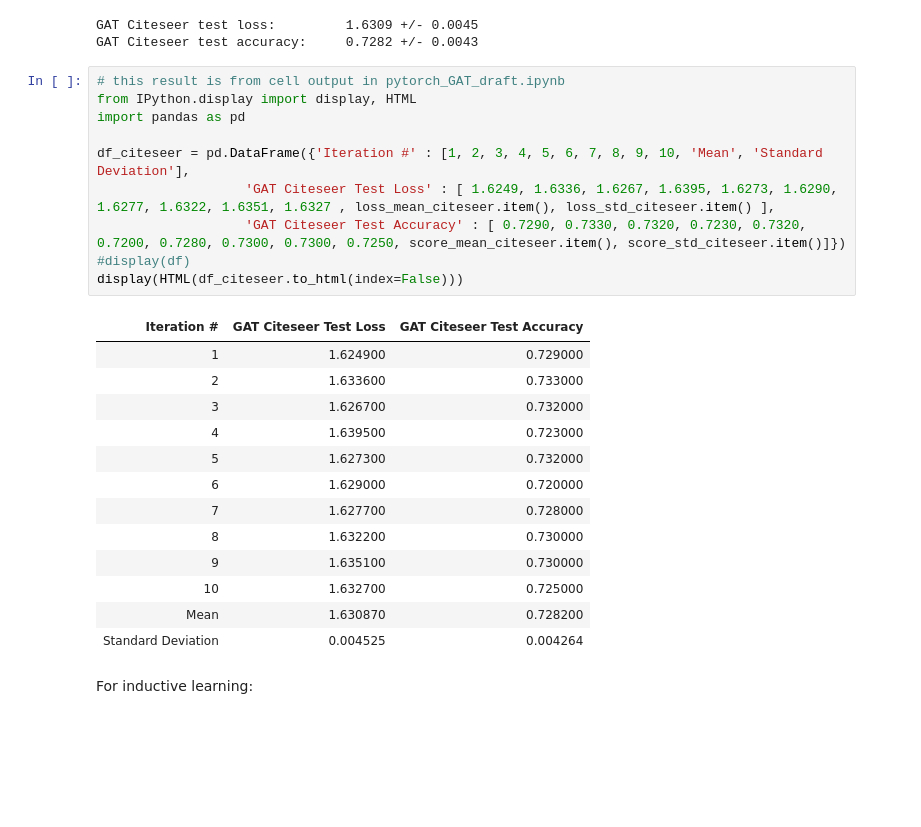
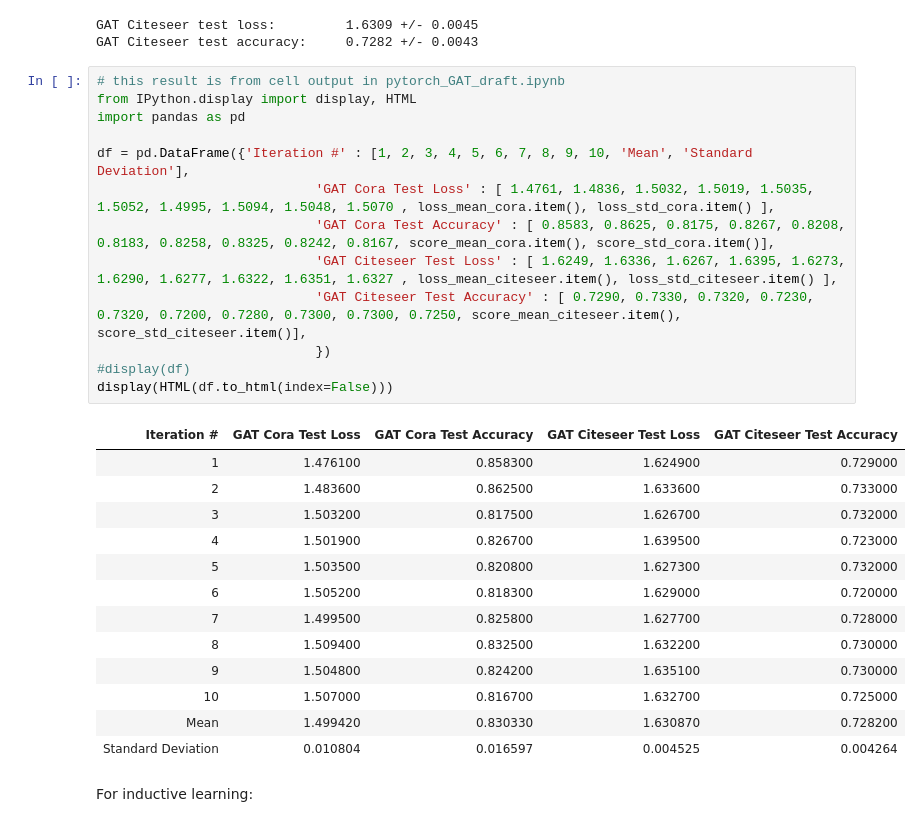
Before and after one commit to ranranrunforit/Reproducibility-Project, a Jupyter notebook: DL4H_Team_33_draft_cz78.ipynb, the cells around one changed output. Cells and saved outputs as stored; diff of their text form; blank space fills up the shorter version.

```diff
--- a/DL4H_Team_33_draft_cz78.ipynb
+++ b/DL4H_Team_33_draft_cz78.ipynb
@@ -1281,27 +1313,30 @@ GAT Citeseer test accuracy:     0.7282 +/- 0.0043
 # %%
 # this result is from cell output in pytorch_GAT_draft.ipynb
 from IPython.display import display, HTML
 import pandas as pd
 
-df_citeseer = pd.DataFrame({'Iteration #' : [1, 2, 3, 4, 5, 6, 7, 8, 9, 10, 'Mean', 'Standard Deviation'],
-                   'GAT Citeseer Test Loss' : [ 1.6249, 1.6336, 1.6267, 1.6395, 1.6273, 1.6290, 1.6277, 1.6322, 1.6351, 1.6327 , loss_mean_citeseer.item(), loss_std_citeseer.item() ],
-                   'GAT Citeseer Test Accuracy' : [ 0.7290, 0.7330, 0.7320, 0.7230, 0.7320, 0.7200, 0.7280, 0.7300, 0.7300, 0.7250, score_mean_citeseer.item(), score_std_citeseer.item()]})
+df = pd.DataFrame({'Iteration #' : [1, 2, 3, 4, 5, 6, 7, 8, 9, 10, 'Mean', 'Standard Deviation'],
+                            'GAT Cora Test Loss' : [ 1.4761, 1.4836, 1.5032, 1.5019, 1.5035, 1.5052, 1.4995, 1.5094, 1.5048, 1.5070 , loss_mean_cora.item(), loss_std_cora.item() ],
+                            'GAT Cora Test Accuracy' : [ 0.8583, 0.8625, 0.8175, 0.8267, 0.8208, 0.8183, 0.8258, 0.8325, 0.8242, 0.8167, score_mean_cora.item(), score_std_cora.item()],
+                            'GAT Citeseer Test Loss' : [ 1.6249, 1.6336, 1.6267, 1.6395, 1.6273, 1.6290, 1.6277, 1.6322, 1.6351, 1.6327 , loss_mean_citeseer.item(), loss_std_citeseer.item() ],
+                            'GAT Citeseer Test Accuracy' : [ 0.7290, 0.7330, 0.7320, 0.7230, 0.7320, 0.7200, 0.7280, 0.7300, 0.7300, 0.7250, score_mean_citeseer.item(), score_std_citeseer.item()],
+                            })
 #display(df)
-display(HTML(df_citeseer.to_html(index=False)))
+display(HTML(df.to_html(index=False)))
 # %% [output]
-| Iteration # | GAT Citeseer Test Loss | GAT Citeseer Test Accuracy |
-| 1 | 1.624900 | 0.729000 |
-| 2 | 1.633600 | 0.733000 |
-| 3 | 1.626700 | 0.732000 |
-| 4 | 1.639500 | 0.723000 |
-| 5 | 1.627300 | 0.732000 |
-| 6 | 1.629000 | 0.720000 |
-| 7 | 1.627700 | 0.728000 |
-| 8 | 1.632200 | 0.730000 |
-| 9 | 1.635100 | 0.730000 |
-| 10 | 1.632700 | 0.725000 |
-| Mean | 1.630870 | 0.728200 |
-| Standard Deviation | 0.004525 | 0.004264 |
+| Iteration # | GAT Cora Test Loss | GAT Cora Test Accuracy | GAT Citeseer Test Loss | GAT Citeseer Test Accuracy |
+| 1 | 1.476100 | 0.858300 | 1.624900 | 0.729000 |
+| 2 | 1.483600 | 0.862500 | 1.633600 | 0.733000 |
+| 3 | 1.503200 | 0.817500 | 1.626700 | 0.732000 |
+| 4 | 1.501900 | 0.826700 | 1.639500 | 0.723000 |
+| 5 | 1.503500 | 0.820800 | 1.627300 | 0.732000 |
+| 6 | 1.505200 | 0.818300 | 1.629000 | 0.720000 |
+| 7 | 1.499500 | 0.825800 | 1.627700 | 0.728000 |
+| 8 | 1.509400 | 0.832500 | 1.632200 | 0.730000 |
+| 9 | 1.504800 | 0.824200 | 1.635100 | 0.730000 |
+| 10 | 1.507000 | 0.816700 | 1.632700 | 0.725000 |
+| Mean | 1.499420 | 0.830330 | 1.630870 | 0.728200 |
+| Standard Deviation | 0.010804 | 0.016597 | 0.004525 | 0.004264 |
 # %% [markdown]
 For inductive learning:
 # %% [markdown]
```
Also changed, not shown: parts of 16 cells of this notebook.
